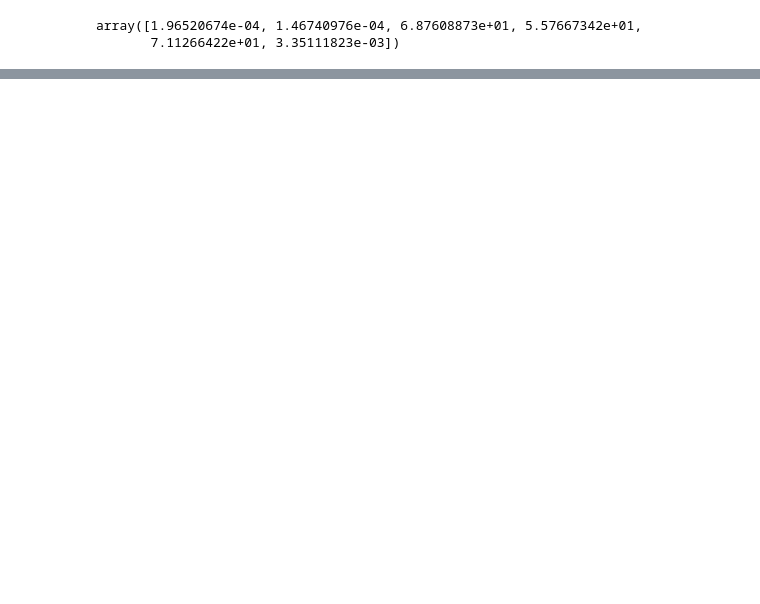
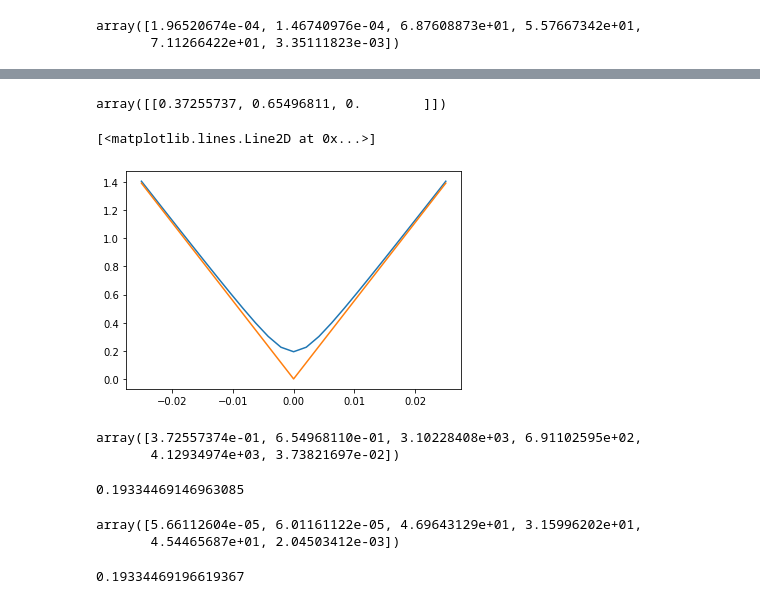
Before and after one commit to pietrodelugas/plot_tommaso, a Jupyter notebook: note_book_prova1.ipynb, the cells around one changed output, grey strips where cells are left out. Cells and saved outputs as stored; diff of their text form; code cells hidden in the pictures; blank space fills up the shorter version.

Commit message:
dati di oscar aggiunti

```diff
--- a/note_book_prova1.ipynb
+++ b/note_book_prova1.ipynb
@@ -344,0 +346,13 @@ len(xtot)
+# %%
+k_oscar = np.array([0.00, 0.3333333, -0.3333333])
+k_line =3*k_oscar
+q_oscar0 = k_oscar.dot(recip)
+q_oscar1 = np.array([0.38382933, 0.64749133, 0.00000])
+q_oscar2 = np.array([0.37382933, 0.63749133, 0.00000])
+q_oscar3 = np.array([0.36382933, 0.64749133, 0.00000])
+q_oscar4 = np.array([0.37382933, 0.65749133, 0.00000])
+q_oscar5 = np.array([0.38382933, 0.63749133, 0.00000])
+q_oscar6 = np.array([0.36382933, 0.65749133, 0.00000])
+
+q_oscar = [q_oscar0, q_oscar1, q_oscar2,q_oscar3, q_oscar4, q_oscar5,q_oscar6]
+q_oscar
@@ -344,0 +367,5 @@ len(xtot)
+# %%
+q_oscar_frac = [direct.dot(_) for _ in q_oscar ]
+oscar_x = [_[0:2] for _ in q_oscar]
+oscar_y = [0.51, 0.74, 1.13, 0.77, 0.27, 1.19, 0.52]
+p_oscar = curve_fit(gap_prova_v, oscar_x, oscar_y, p0= [k_oscar.dot(recip)[0], k_oscar.dot(recip)[1],1,0,1,0],sigma=np.full_like(oscar_y,0.03),maxfev=2000)
@@ -344,0 +374,35 @@ len(xtot)
+# %%
+np.round([[*p_oscar[0][0:2],0.0]],8)
+# %% [output]
+array([[0.37255737, 0.65496811, 0.        ]])
+# %%
+p_dirac_oscar = np.array([p_oscar[0][0], p_oscar[0][1],0.0])
+pd_frac = direct.dot(p_dirac_oscar)
+linea_plot =  [kxky_dir(pd_frac + s * d_frac[0]) for s in 0.5*lspace ]
+fitted_oscar = [ gap_prova(x_, *p_oscar[0]) for x_ in linea_plot]
+p_oscar_cono = p_oscar[0].copy()
+p_oscar_cono[-1] = 0.e0
+oscar_cono = [ gap_prova(x_, *p_oscar_cono) for x_ in linea_plot]
+plt.plot (0.1*0.5*lspace, fitted_oscar)
+plt.plot (0.1*0.5*lspace, oscar_cono )
+# %% [output]
+[<matplotlib.lines.Line2D at 0x...>]
+[figure, added]
+# %%
+p_oscar[0]
+# %% [output]
+array([3.72557374e-01, 6.54968110e-01, 3.10228408e+03, 6.91102595e+02,
+       4.12934974e+03, 3.73821697e-02])
+# %%
+np.sqrt(p_oscar[0][-1])
+# %% [output]
+0.19334469146963085
+# %%
+np.sqrt(np.diagonal(p_oscar[1]))
+# %% [output]
+array([5.66112604e-05, 6.01161122e-05, 4.69643129e+01, 3.15996202e+01,
+       4.54465687e+01, 2.04503412e-03])
+# %%
+gap_prova(kxky_dir(pd_frac),*p_oscar[0])
+# %% [output]
+0.19334469196619367
```
Also changed, not shown: parts of 19 cells of this notebook.
